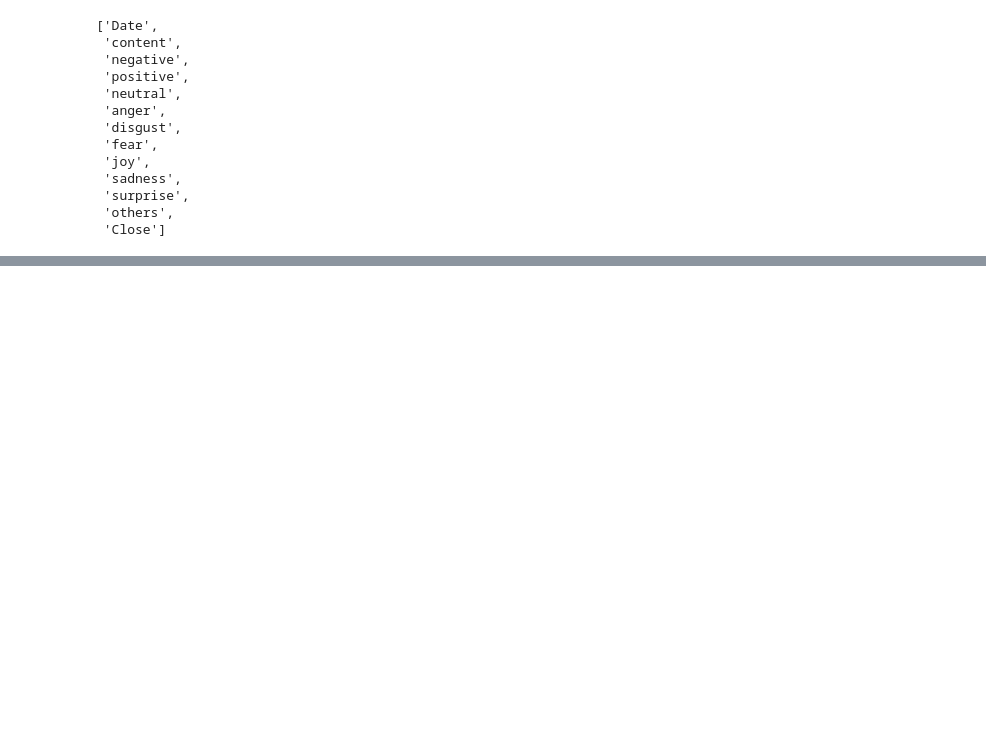
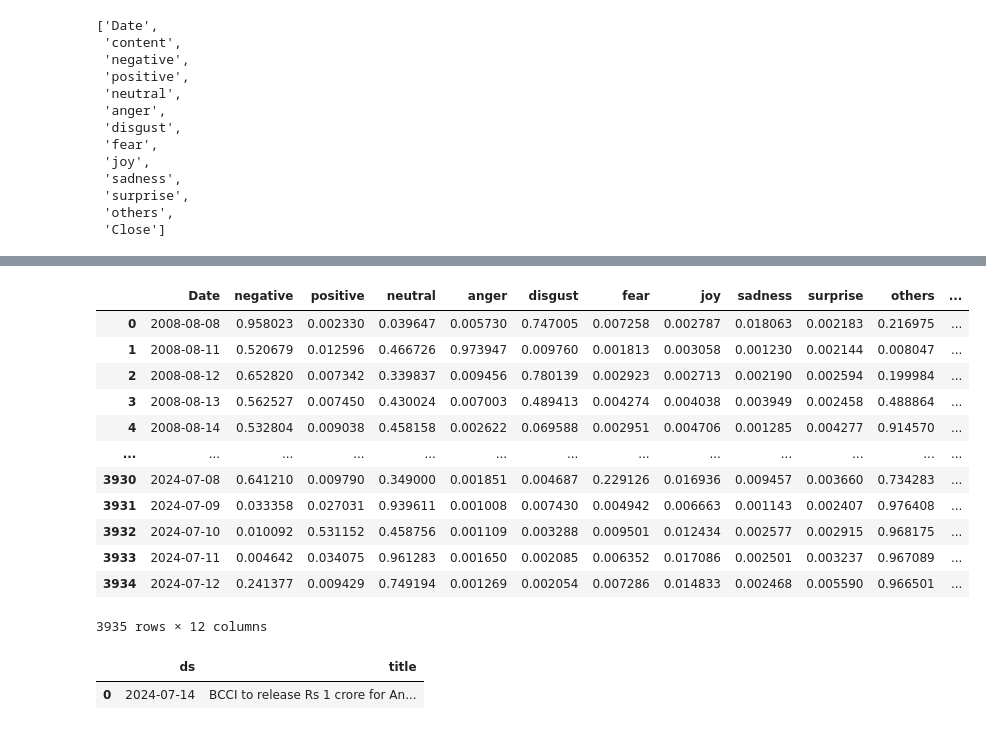
Before and after one commit to MohamedAziz-Khezami/Project-X, a Jupyter notebook: random.ipynb, the cells around one changed output, grey strips where cells are left out. Saved outputs shown, nothing was run; the diff lists cells and outputs as text; code cells hidden in the pictures; blank space fills up the shorter version.

```diff
--- a/random.ipynb
+++ b/random.ipynb
@@ -44,0 +175,2 @@ row
+# %%
+fit = pd.read_csv('/Users/mak/Desktop/Code_With_Me/Sentiment project/fit_data.csv')
@@ -44,0 +183,20 @@ row
+# %%
+fit = fit.groupby('Date')[['negative', 'positive', 'neutral', 'anger', 'disgust', 'fear','joy', 'sadness', 'surprise', 'others', 'Close']].mean()
+# %%
+fit.reset_index(inplace=True)
+# %%
+fit
+# %% [output]
+|  | Date | negative | positive | neutral | anger | disgust | fear | joy | sadness | surprise | others | ... |
+| 0 | 2008-08-08 | 0.958023 | 0.002330 | 0.039647 | 0.005730 | 0.747005 | 0.007258 | 0.002787 | 0.018063 | 0.002183 | 0.216975 | ... |
+| 1 | 2008-08-11 | 0.520679 | 0.012596 | 0.466726 | 0.973947 | 0.009760 | 0.001813 | 0.003058 | 0.001230 | 0.002144 | 0.008047 | ... |
+| 2 | 2008-08-12 | 0.652820 | 0.007342 | 0.339837 | 0.009456 | 0.780139 | 0.002923 | 0.002713 | 0.002190 | 0.002594 | 0.199984 | ... |
+| 3 | 2008-08-13 | 0.562527 | 0.007450 | 0.430024 | 0.007003 | 0.489413 | 0.004274 | 0.004038 | 0.003949 | 0.002458 | 0.488864 | ... |
+| 4 | 2008-08-14 | 0.532804 | 0.009038 | 0.458158 | 0.002622 | 0.069588 | 0.002951 | 0.004706 | 0.001285 | 0.004277 | 0.914570 | ... |
+| ... | ... | ... | ... | ... | ... | ... | ... | ... | ... | ... | ... | ... |
+| 3930 | 2024-07-08 | 0.641210 | 0.009790 | 0.349000 | 0.001851 | 0.004687 | 0.229126 | 0.016936 | 0.009457 | 0.003660 | 0.734283 | ... |
+| 3931 | 2024-07-09 | 0.033358 | 0.027031 | 0.939611 | 0.001008 | 0.007430 | 0.004942 | 0.006663 | 0.001143 | 0.002407 | 0.976408 | ... |
+| 3932 | 2024-07-10 | 0.010092 | 0.531152 | 0.458756 | 0.001109 | 0.003288 | 0.009501 | 0.012434 | 0.002577 | 0.002915 | 0.968175 | ... |
+| 3933 | 2024-07-11 | 0.004642 | 0.034075 | 0.961283 | 0.001650 | 0.002085 | 0.006352 | 0.017086 | 0.002501 | 0.003237 | 0.967089 | ... |
+| 3934 | 2024-07-12 | 0.241377 | 0.009429 | 0.749194 | 0.001269 | 0.002054 | 0.007286 | 0.014833 | 0.002468 | 0.005590 | 0.966501 | ... |
+3935 rows × 12 columns
@@ -44,0 +205,40 @@ row
+# %%
+
+api = NewsDataApiClient(apikey=apikey)
+
+
+response = api.news_api( q = 'stocks' ,language="en", )
+
+articles = pd.DataFrame(response['results'])
+
+articles = articles[['pubDate', 'title']]
+
+articles.pubDate = pd.to_datetime(articles.pubDate)
+
+articles.pubDate = articles.pubDate.apply(lambda x : x.strftime('%Y-%m-%d'))
+
+articles.pubDate = articles.pubDate.astype(object)
+
+
+articles.to_csv('news_feed.csv',index=False) #for the news feed feature
+
+articles = articles.groupby('pubDate')['title'].sum()
+
+articles = pd.DataFrame(articles)
+
+articles = articles.reset_index()
+
+articles = articles[articles['pubDate'] == str(dt.date.today() - dt.timedelta(days = 1))]
+
+articles.loc[:,'pubDate'] = str(dt.date.today())
+
+articles
+
+articles = articles.rename(columns = {'pubDate' : 'ds'})
+
+
+
+articles
+# %% [output]
+|  | ds | title |
+| 0 | 2024-07-14 | BCCI to release Rs 1 crore for An... |
```
Also changed, not shown: parts of 17 cells of this notebook, 45 other files.
